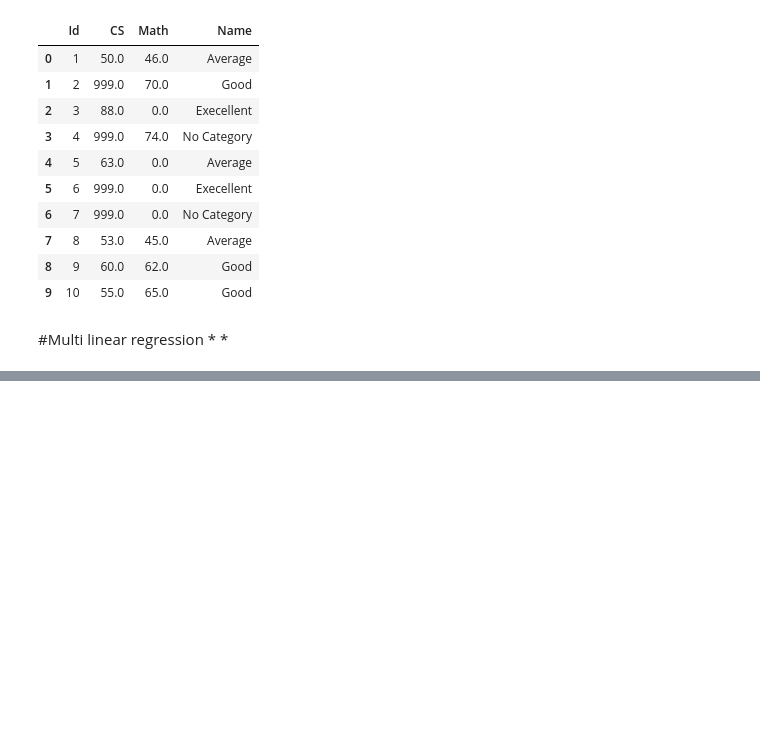
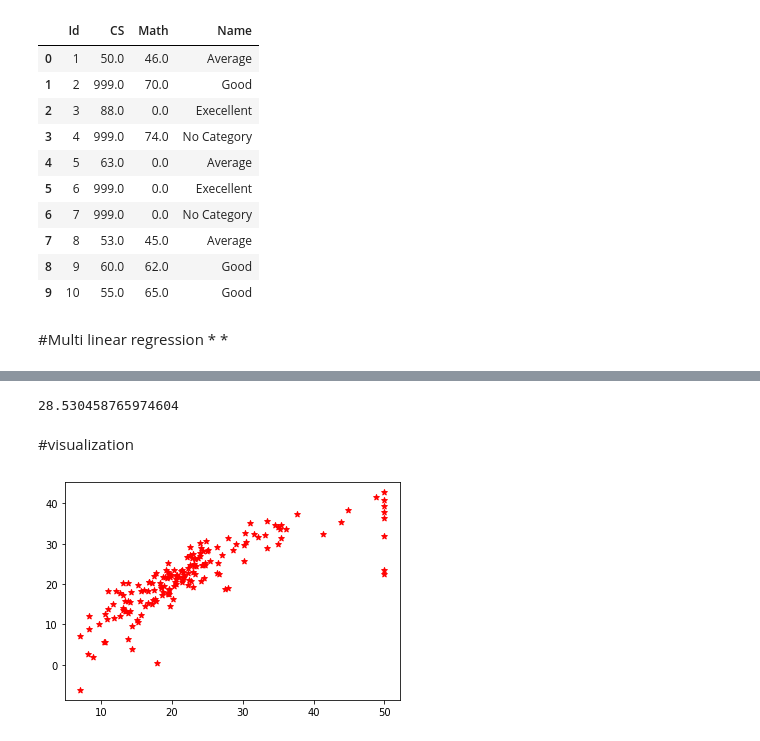
Before and after one commit to banshita209/Data-Science-and-Machine-Learning-with-Python, a Jupyter notebook: class9.ipynb, the cells around one changed output, grey strips where cells are left out. Saved outputs shown, nothing was run; the diff lists cells and outputs as text; code cells hidden in the pictures; blank space fills up the shorter version.

Commit message:
Day9 : missing value, multi linear regression

```diff
--- a/class9.ipynb
+++ b/class9.ipynb
@@ -303,0 +450,2 @@ newdf
+# %%
+x=bos.drop('Price',axis=1)
@@ -303,0 +470,9 @@ newdf
+# %%
+#split data in test and train
+
+from sklearn.model_selection import train_test_split
+
+x_train,x_test,y_train,y_test = train_test_split(x,y,test_size=0.33, random_state=5)
+# %%
+lm= LinearRegression()
+lm.fit(x_train,y_train)
@@ -303,0 +481,3 @@ newdf
+# %%
+y_predict_train=lm.predict(x_train)   #actual y_Train
+y_pred_test =lm.predict(x_test)     #actual y_test
@@ -303,0 +495,13 @@ newdf
+# %%
+from sklearn.metrics import  mean_squared_error
+mse = mean_squared_error(y_test,y_pred_test)
+print(mse)
+# %% [output]
+28.530458765974604
+# %% [markdown]
+#visualization
+# %%
+plt.scatter(y_test,y_pred_test,c='red',marker="*")
+plt.show()
+# %% [output]
+[figure, added]
```
Also changed, not shown: parts of 21 cells of this notebook.
